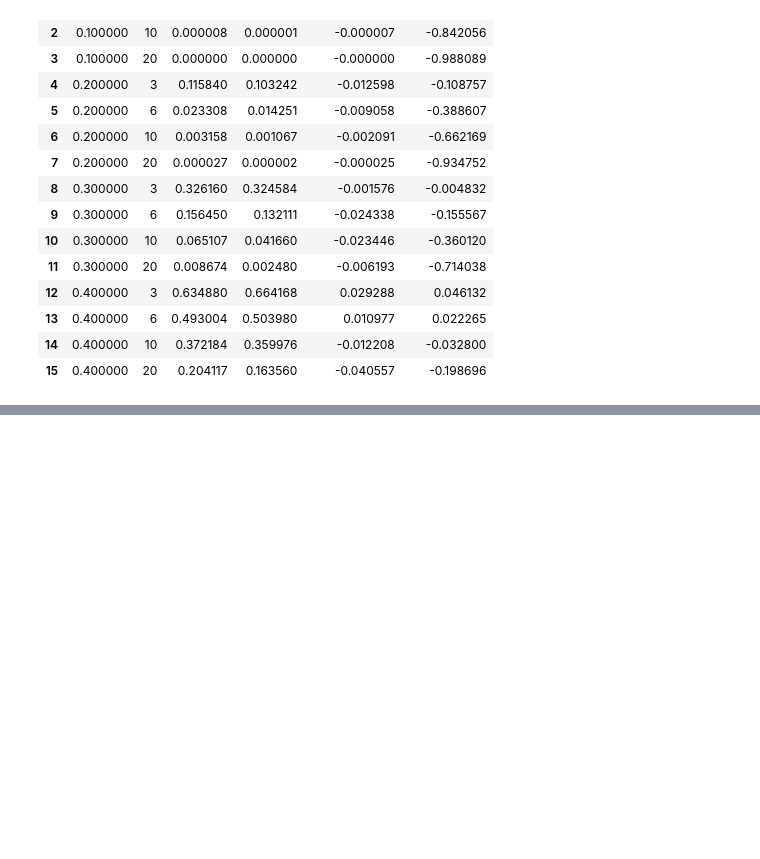
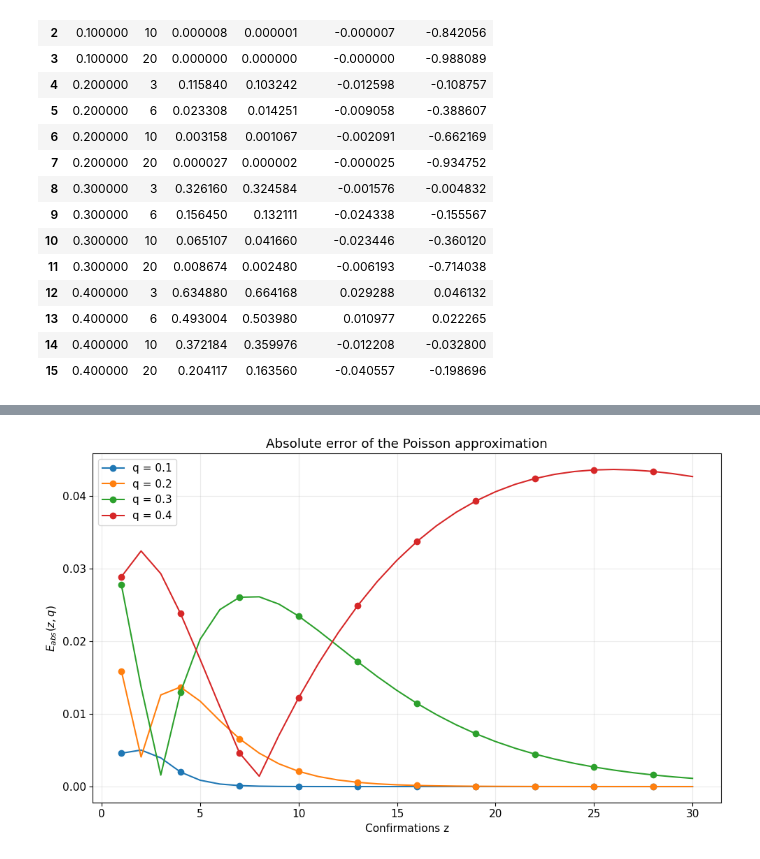
Before and after one commit to M1Draginov/bitcoin-confirmation-risk-analysis, a Jupyter notebook: bitcoin_pow_security_analysis.ipynb, the cells around one changed output, grey strips where cells are left out. Cells and saved outputs as stored; diff of their text form; code cells hidden in the pictures; blank space fills up the shorter version.

```diff
--- a/bitcoin_pow_security_analysis.ipynb
+++ b/bitcoin_pow_security_analysis.ipynb
@@ -954,0 +1075,13 @@ comparison_table
+# %%
+fig, ax = plt.subplots()
+for q in attacker_shares_main:
+    absolute_error = np.abs(poisson_curves[q] - exact_curves[q])
+    ax.plot(z_values, absolute_error, marker="o", markevery=3, label=f"q = {q:.1f}")
+ax.set_title("Absolute error of the Poisson approximation")
+ax.set_xlabel("Confirmations z")
+ax.set_ylabel(r"$E_{abs}(z,q)$")
+ax.legend()
+fig.tight_layout()
+plt.show()
+# %% [output]
+[figure, added]
```
Also changed, not shown: parts of 17 cells of this notebook.
